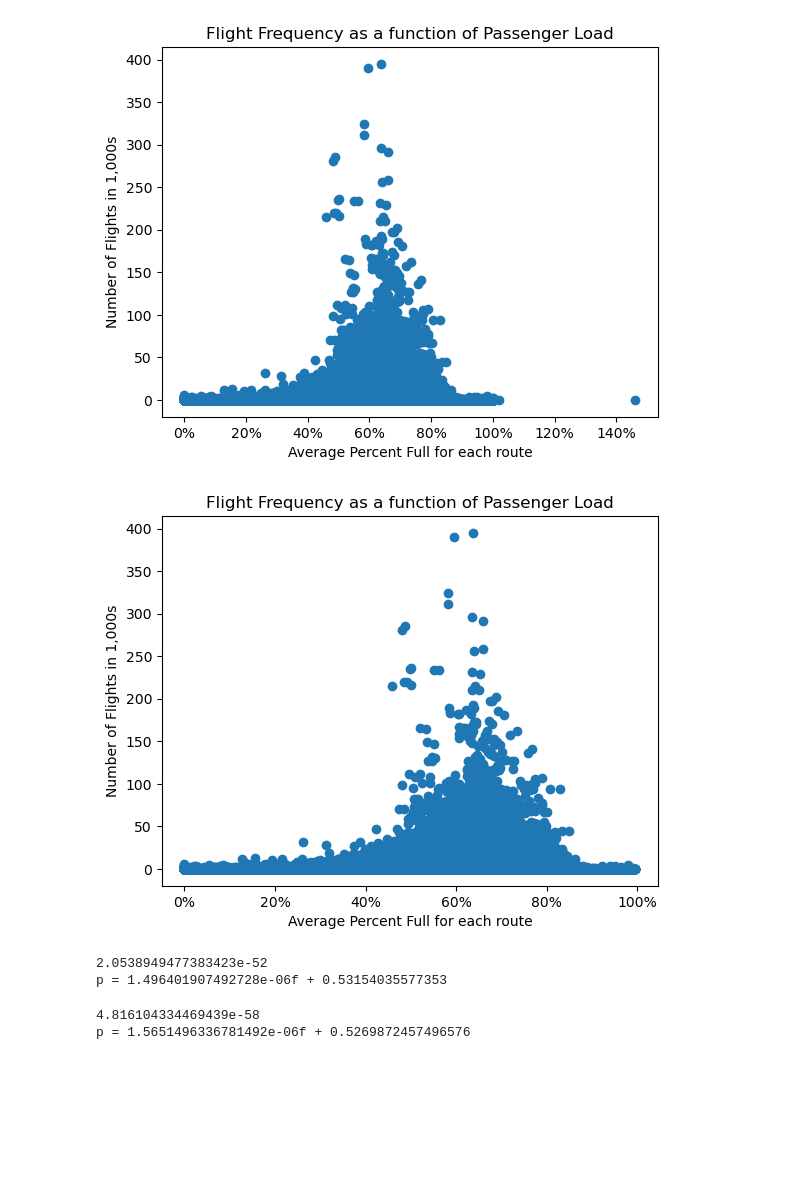
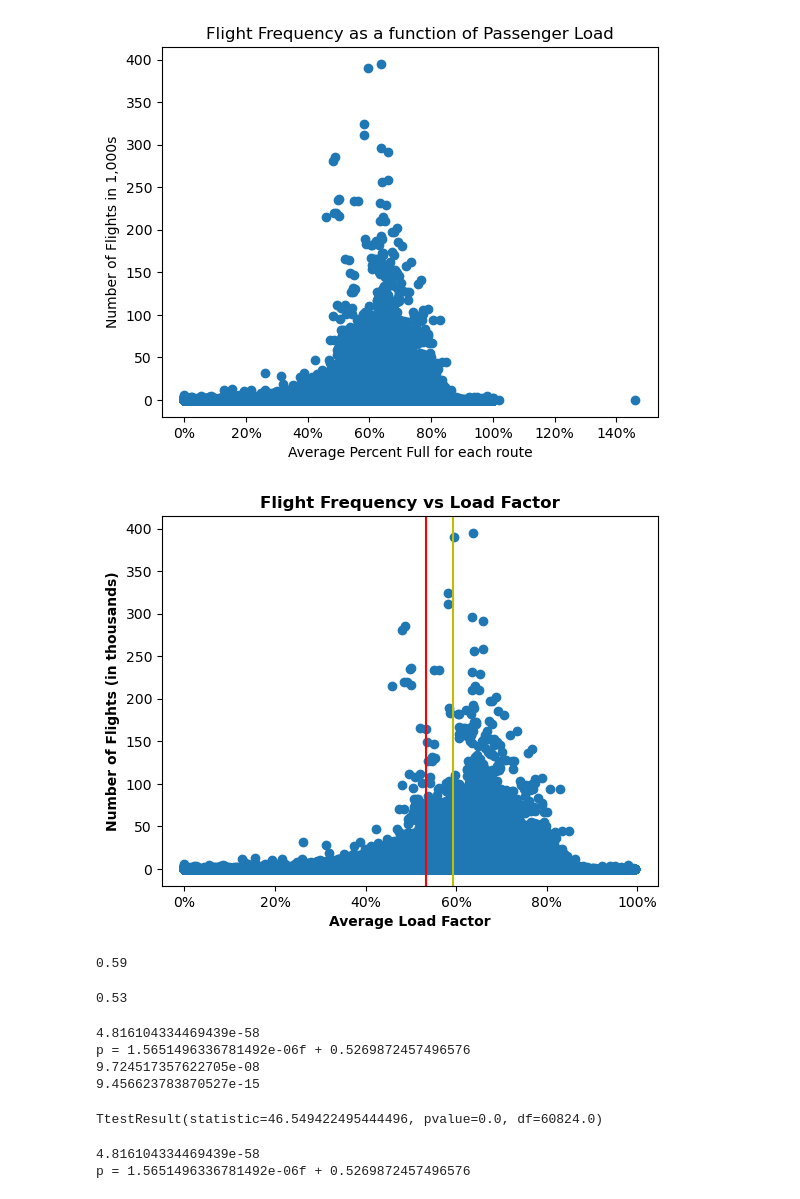
Before and after one commit to gigodata/08-EV-charging, a Jupyter notebook: Chart Generation.ipynb, the cells around one changed output. Drawn from its saved outputs; the diff is of its cells as text; code cells hidden in the pictures; blank space fills up the shorter version.

Commit message:
Put final touches on chart

```diff
--- a/Chart Generation.ipynb
+++ b/Chart Generation.ipynb
@@ -287,24 +287,46 @@ plt.show()
 # %%
 #Scatter plot without full frame/outliers
 plt.scatter(ignoreOverflow['Percent Full'], ignoreOverflow['Flights'])
 yfmt = tkr.FuncFormatter(numfmtTH)
 plt.gca().yaxis.set_major_formatter(yfmt)
 plt.gca().xaxis.set_major_formatter(percentFormatter)
-plt.ylabel('Number of Flights in 1,000s')
-plt.xlabel('Average Percent Full for each route')
-plt.title('Flight Frequency as a function of Passenger Load')
+plt.ylabel('Number of Flights (in thousands)', fontweight='bold')
+plt.xlabel('Average Load Factor', fontweight='bold')
+plt.title('Flight Frequency vs Load Factor', fontweight='bold')
+
+medLoad = ignoreOverflow['Percent Full'].median()
+meanLoad = ignoreOverflow['Percent Full'].mean()
+plt.axvline(x = medLoad, color = 'y', label = 'axvline - full height')
+plt.axvline(x = meanLoad, color = 'r', label = 'axvline - full height')
+
 plt.show()
 # %% [output]
-[figure, old version]
+[figure, new version]
+# %%
+print(round(ignoreOverflow['Percent Full'].median(),2))
+# %% [output]
+0.59
+# %%
+print(round(ignoreOverflow['Percent Full'].mean(),2))
+# %% [output]
+0.53
 # %%
 #Regression function/p-value including outliers
-(slope, intercept, rvalue, pvalue, stderr) = st.linregress(fullFrame['Flights'], fullFrame['Percent Full'])
+(slope, intercept, rvalue, pvalue, stderr) = st.linregress(ignoreOverflow['Flights'], ignoreOverflow['Percent Full'])
 print(pvalue)
 
 print(f'p = {slope}f + {intercept}')
+print(stderr)
+print(str(stderr * stderr))
 # %% [output]
-2.0538949477383423e-52
-p = 1.496401907492728e-06f + 0.53154035577353
+4.816104334469439e-58
+p = 1.5651496336781492e-06f + 0.5269872457496576
+9.724517357622705e-08
+9.456623783870527e-15
+# %%
+st.ttest_ind(ignoreOverflow['Flights'], ignoreOverflow['Percent Full'])
+# %% [output]
+TtestResult(statistic=46.549422495444496, pvalue=0.0, df=60824.0)
 # %%
 #Regression function/p-value excluding outliers
 (slope, intercept, rvalue, pvalue, stderr) = st.linregress(ignoreOverflow['Flights'], ignoreOverflow['Percent Full'])
```
Also changed, not shown: parts of 1 cell of this notebook.
